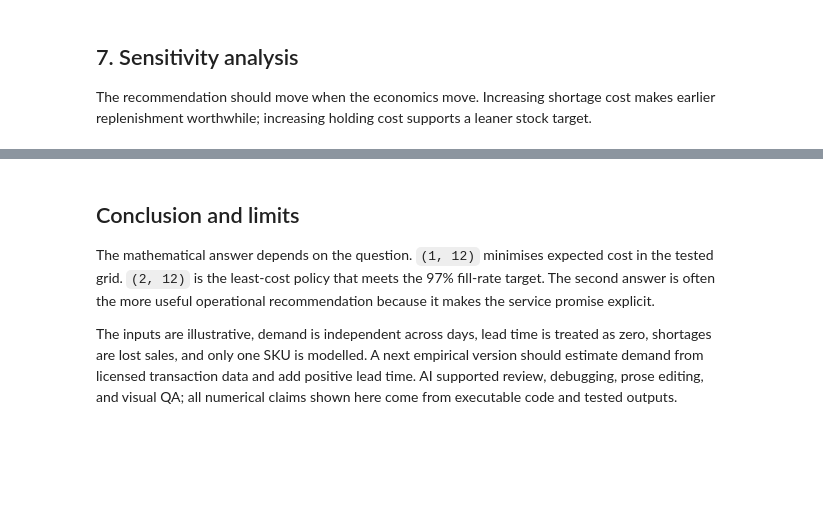
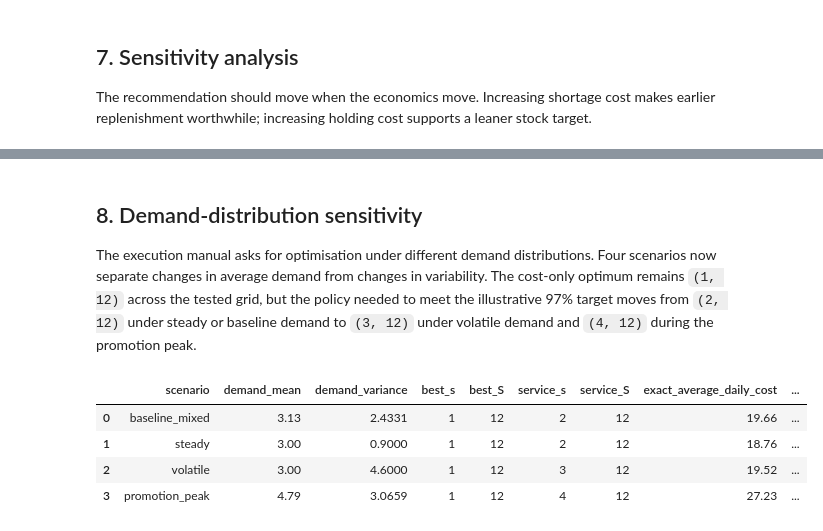
Before and after one commit to Theoneee001/Supply-Chain-Inventory-Optimization, a Jupyter notebook: notebooks/supply_chain_inventory_optimization.ipynb, the cells around one changed output, grey strips where cells are left out. Saved outputs shown, nothing was run; the diff lists cells and outputs as text; code cells hidden in the pictures; blank space fills up the shorter version.

Commit message:
Complete manual-aligned demand scenario analysis

```diff
--- a/notebooks/supply_chain_inventory_optimization.ipynb
+++ b/notebooks/supply_chain_inventory_optimization.ipynb
@@ -288,8 +289,33 @@ display(SVG(filename=str(ROOT / "outputs" / "figures" / "cost_sensitivity.svg"))
 | 8 | 2.0 | 16.0 | 1 | 11 | 25.81 | 11.61% | ... |
 [drawing not drawn]
 # %% [markdown]
-## Conclusion and limits
+## 8. Demand-distribution sensitivity
 
-The mathematical answer depends on the question. `(1, 12)` minimises expected cost in the tested grid. `(2, 12)` is the least-cost policy that meets the 97% fill-rate target. The second answer is often the more useful operational recommendation because it makes the service promise explicit.
-
-The inputs are illustrative, demand is independent across days, lead time is treated as zero, shortages are lost sales, and only one SKU is modelled. A next empirical version should estimate demand from licensed transaction data and add positive lead time. AI supported review, debugging, prose editing, and visual QA; all numerical claims shown here come from executable code and tested outputs.
+The execution manual asks for optimisation under different demand distributions. Four scenarios now separate changes in average demand from changes in variability. The cost-only optimum remains `(1, 12)` across the tested grid, but the policy needed to meet the illustrative 97% target moves from `(2, 12)` under steady or baseline demand to `(3, 12)` under volatile demand and `(4, 12)` during the promotion peak.
+# %%
+demand_scenarios = pd.read_csv(ROOT / "outputs" / "demand_scenario_summary.csv")
+demand_display = demand_scenarios[
+    [
+        "scenario",
+        "demand_mean",
+        "demand_variance",
+        "best_s",
+        "best_S",
+        "service_s",
+        "service_S",
+        "exact_average_daily_cost",
+        "exact_fill_rate",
+        "simulation_average_daily_cost",
+    ]
+].copy()
+demand_display["exact_average_daily_cost"] = demand_display["exact_average_daily_cost"].map("{:.2f}".format)
+demand_display["simulation_average_daily_cost"] = demand_display["simulation_average_daily_cost"].map("{:.2f}".format)
+demand_display["exact_fill_rate"] = demand_display["exact_fill_rate"].map("{:.2%}".format)
+display(demand_display)
+display(SVG(filename=str(ROOT / "outputs" / "figures" / "demand_scenario_comparison.svg")))
+# %% [output]
+|  | scenario | demand_mean | demand_variance | best_s | best_S | service_s | service_S | exact_average_daily_cost | ... |
+| 0 | baseline_mixed | 3.13 | 2.4331 | 1 | 12 | 2 | 12 | 19.66 | ... |
+| 1 | steady | 3.00 | 0.9000 | 1 | 12 | 2 | 12 | 18.76 | ... |
+| 2 | volatile | 3.00 | 4.6000 | 1 | 12 | 3 | 12 | 19.52 | ... |
+| 3 | promotion_peak | 4.79 | 3.0659 | 1 | 12 | 4 | 12 | 27.23 | ... |
```
Also changed, not shown: parts of 7 cells of this notebook, 24 other files.
